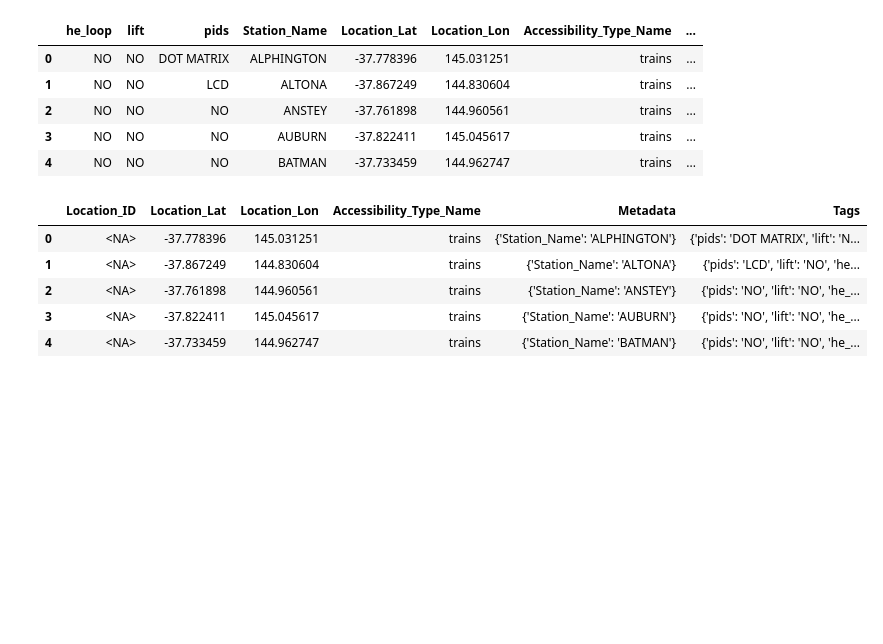
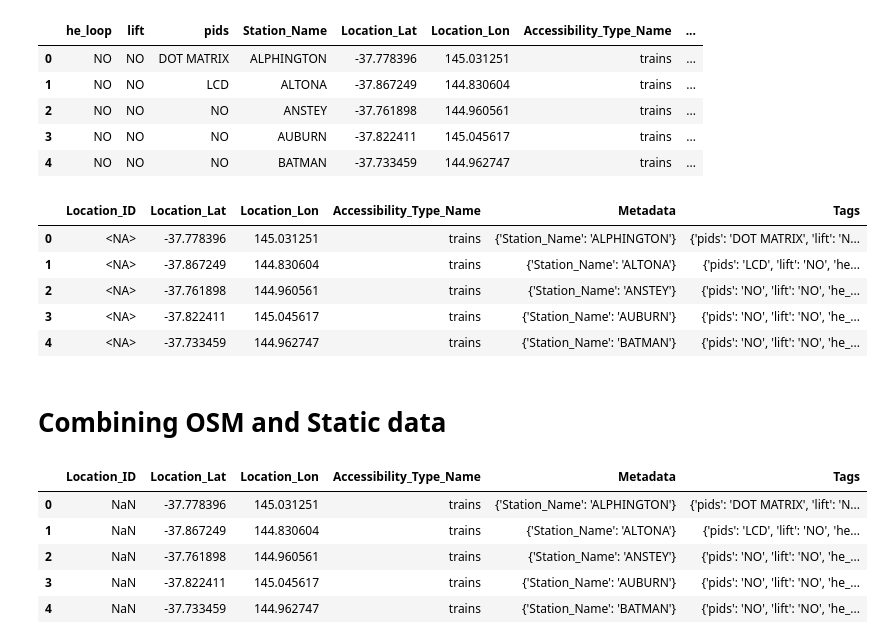
Before and after one commit to CherianK/mobility_mate, a Jupyter notebook: assets/data_preprocessing/dw_metrodata.ipynb, the cells around one changed output. Cells and saved outputs as stored; diff of their text form; code cells hidden in the pictures; blank space fills up the shorter version.

```diff
--- a/assets/data_preprocessing/dw_metrodata.ipynb
+++ b/assets/data_preprocessing/dw_metrodata.ipynb
@@ -101,3 +101,22 @@ metro_data.head(5)
 # %%
 # Exporting data
 metro_data.to_csv('metro_CSV.csv', index=False)
+# %% [markdown]
+# Combining OSM and Static data
+# %%
+import pandas as pd
+
+metro_static = pd.read_csv('metro_CSV.csv')
+tram_osm = pd.read_csv('tram_OSM.csv')
+
+# Renaming columns
+metro_static = metro_static.rename(columns={'Accesibility_Type_Name': 'Accessibility_Type_Name'})
+
+metro_static.head(5)
+# %% [output]
+|  | Location_ID | Location_Lat | Location_Lon | Accessibility_Type_Name | Metadata | Tags |
+| 0 | NaN | -37.778396 | 145.031251 | trains | {'Station_Name': 'ALPHINGTON'} | {'pids': 'DOT MATRIX', 'lift': 'N... |
+| 1 | NaN | -37.867249 | 144.830604 | trains | {'Station_Name': 'ALTONA'} | {'pids': 'LCD', 'lift': 'NO', 'he... |
+| 2 | NaN | -37.761898 | 144.960561 | trains | {'Station_Name': 'ANSTEY'} | {'pids': 'NO', 'lift': 'NO', 'he_... |
+| 3 | NaN | -37.822411 | 145.045617 | trains | {'Station_Name': 'AUBURN'} | {'pids': 'NO', 'lift': 'NO', 'he_... |
+| 4 | NaN | -37.733459 | 144.962747 | trains | {'Station_Name': 'BATMAN'} | {'pids': 'NO', 'lift': 'NO', 'he_... |
```
Also changed, not shown: parts of 8 cells of this notebook, 1 other file.
